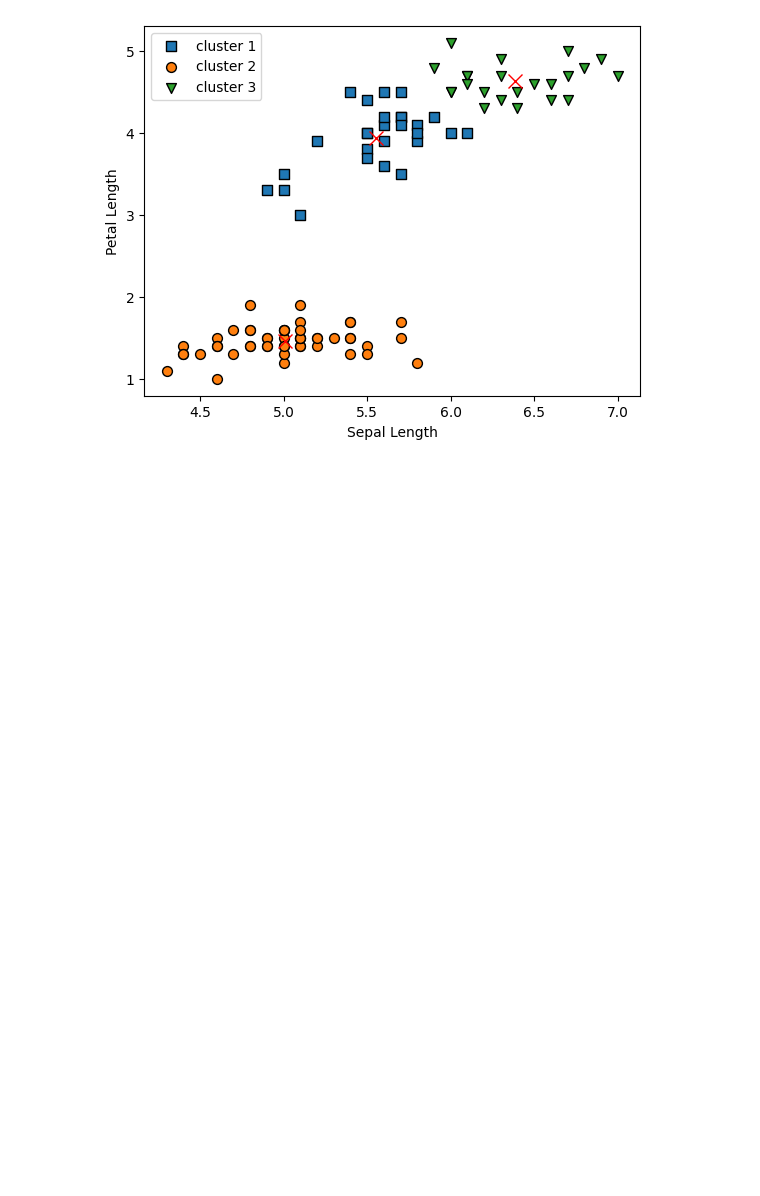
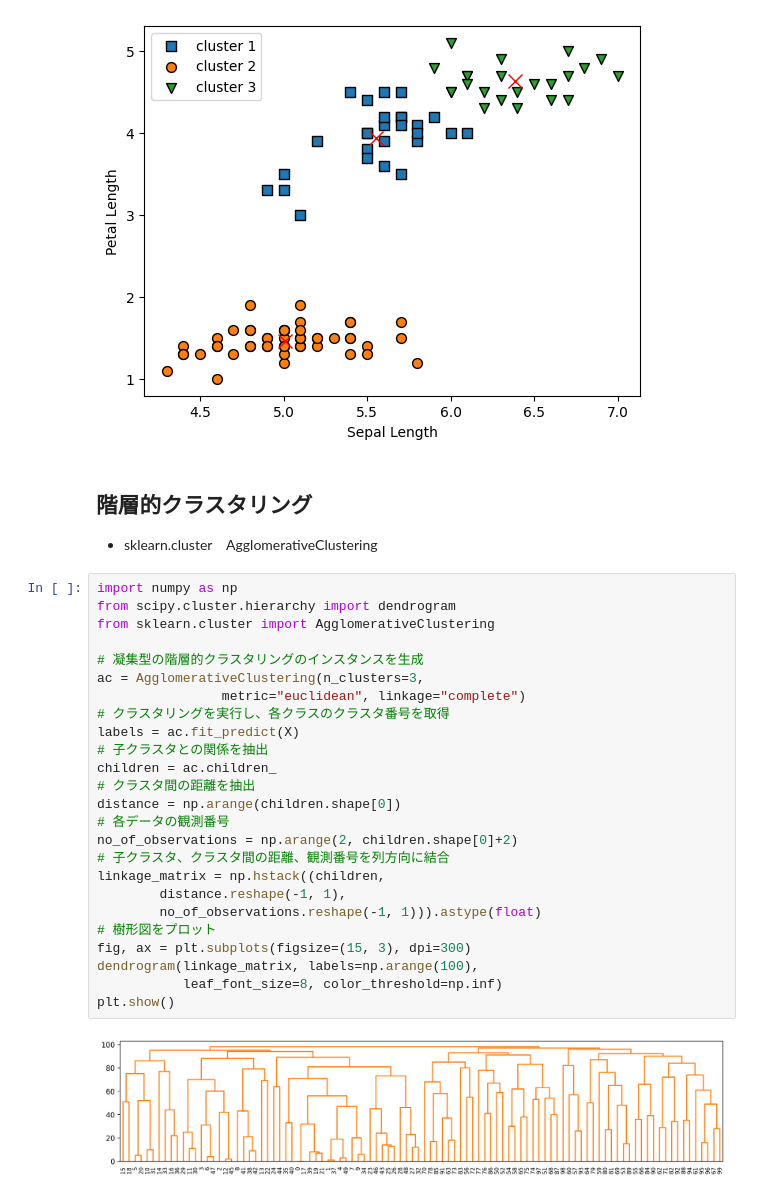
Before and after one commit to Ryo-9591/python-data-analysis-study, a Jupyter notebook: summary/scikit-learn.ipynb, the cells around one changed output. Drawn from its saved outputs; the diff is of its cells as text; blank space fills up the shorter version.

```diff
--- a/summary/scikit-learn.ipynb
+++ b/summary/scikit-learn.ipynb
@@ -477,3 +477,33 @@ ax.legend()
 plt.show()
 # %% [output]
 [figure]
+# %% [markdown]
+## 階層的クラスタリング
+- sklearn.cluster　AgglomerativeClustering
+# %%
+import numpy as np
+from scipy.cluster.hierarchy import dendrogram
+from sklearn.cluster import AgglomerativeClustering
+
+# 凝集型の階層的クラスタリングのインスタンスを生成
+ac = AgglomerativeClustering(n_clusters=3,
+                metric="euclidean", linkage="complete")
+# クラスタリングを実行し、各クラスのクラスタ番号を取得
+labels = ac.fit_predict(X)
+# 子クラスタとの関係を抽出
+children = ac.children_
+# クラスタ間の距離を抽出
+distance = np.arange(children.shape[0])
+# 各データの観測番号
+no_of_observations = np.arange(2, children.shape[0]+2)
+# 子クラスタ、クラスタ間の距離、観測番号を列方向に結合
+linkage_matrix = np.hstack((children,
+        distance.reshape(-1, 1),
+        no_of_observations.reshape(-1, 1))).astype(float)
+# 樹形図をプロット
+fig, ax = plt.subplots(figsize=(15, 3), dpi=300)
+dendrogram(linkage_matrix, labels=np.arange(100),
+           leaf_font_size=8, color_threshold=np.inf)
+plt.show()
+# %% [output]
+[figure, added]
```
